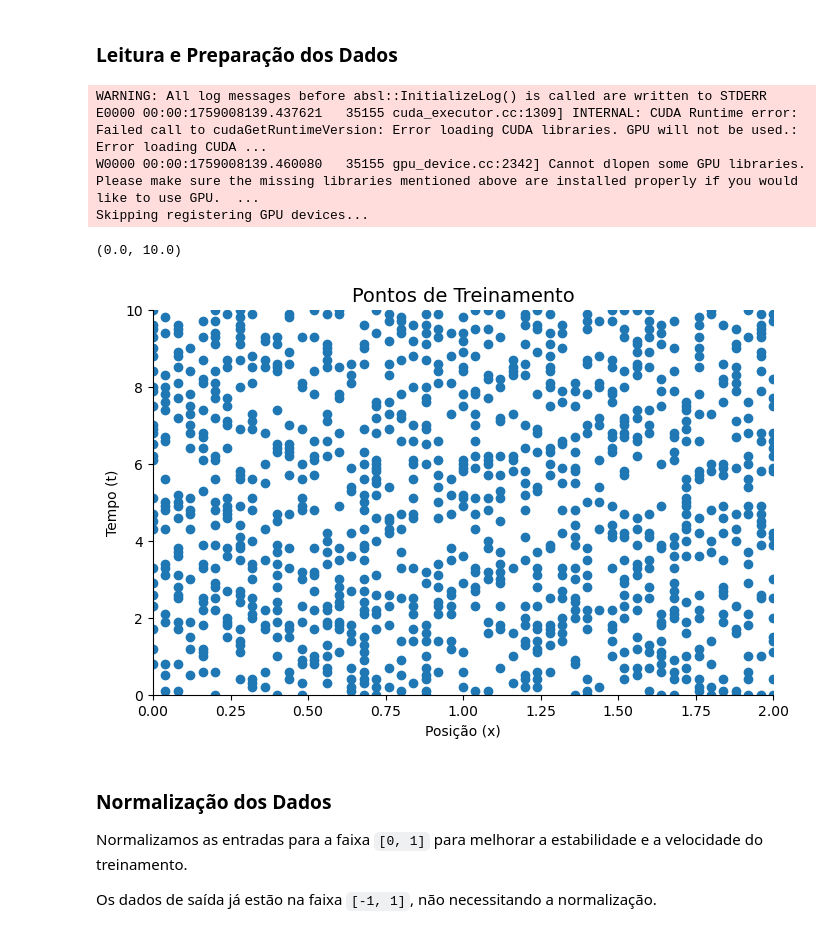
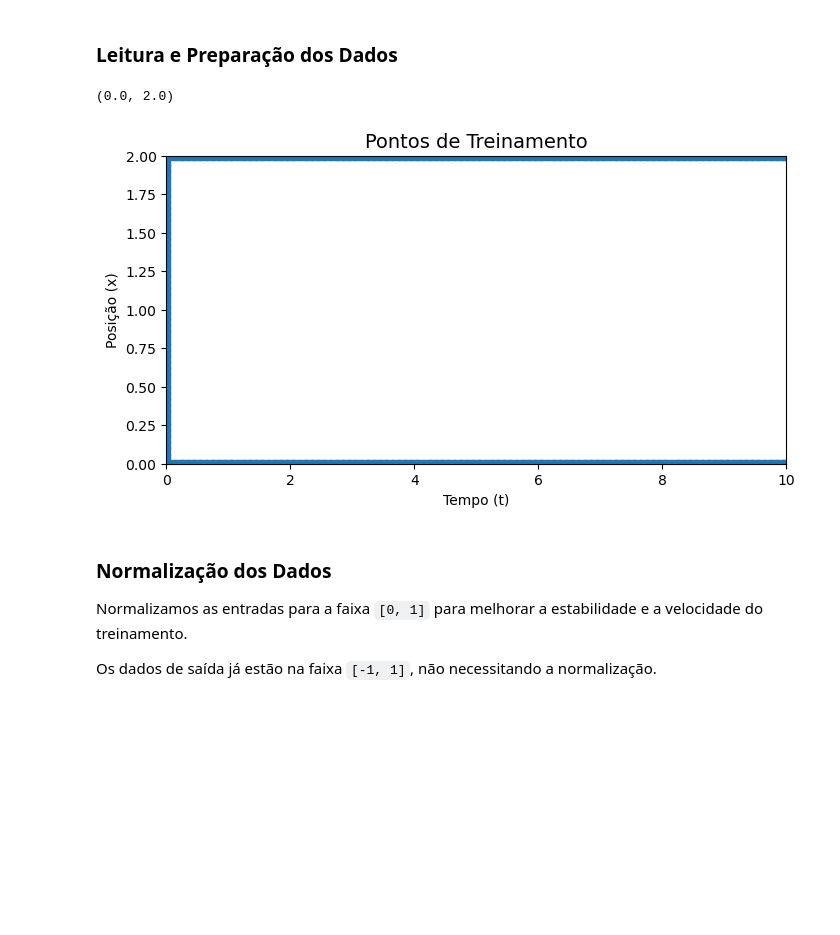
Before and after one commit to thiagoneye/master-sciml, a Jupyter notebook: 04-neural_solvers/notebooks/problem1.ipynb, the cells around one changed output. Drawn from its saved outputs; the diff is of its cells as text; code cells hidden in the pictures; blank space fills up the shorter version.

```diff
--- a/04-neural_solvers/notebooks/problem1.ipynb
+++ b/04-neural_solvers/notebooks/problem1.ipynb
@@ -61,44 +54,39 @@ To enable the following instructions: AVX2 AVX512F AVX512_VNNI FMA, in other ope
 # %%
 # Parâmetros do problema
 ALPHA = 0.05
 
 # Leitura dos dados
 df_full = pd.read_csv("../../00-scientific_computer/data/problem1.csv")
-df = df_full.sample(frac=0.2, random_state=42)
+df = df_full[
+    (df_full["position"] == 0) | (df_full["position"] == 2) | (df_full["time"] == 0)
+]
+# df = df.sample(frac=0.1, random_state=42)
 
 # Dados completos, entrada (x, t) e saída (T)
 X = df_full[["position", "time"]].values
 T = df_full[["temperature"]].values
 
 # Dados de treino
 X_train_raw = df[["position", "time"]].values
 T_train_raw = df[["temperature"]].values
 
 # Converte para tensores do TensorFlow
 X_train_tf = tf.convert_to_tensor(X_train_raw, dtype=tf.float32)
 T_train_tf = tf.convert_to_tensor(T_train_raw, dtype=tf.float32)
 
 # Plot
-fig, ax = plt.subplots(figsize=(8, 5))
+fig, ax = plt.subplots(figsize=(8, 4))
 
-ax.scatter(X_train_raw[:, 0], X_train_raw[:, 1])
+ax.scatter(X_train_raw[:, 1], X_train_raw[:, 0])
 
 ax.set_title("Pontos de Treinamento", fontsize=14)
-ax.set_xlabel("Posição (x)", fontsize=10)
-ax.set_ylabel("Tempo (t)", fontsize=10)
-
-ax.spines["top"].set_visible(False)
-ax.spines["right"].set_visible(False)
-
-ax.set_xlim([X[:, 0].min(), X[:, 0].max()])
-ax.set_ylim([X[:, 1].min(), X[:, 1].max()])
+ax.set_xlabel("Tempo (t)", fontsize=10)
+ax.set_ylabel("Posição (x)", fontsize=10)
+ax.set_xlim([X[:, 1].min(), X[:, 1].max()])
+ax.set_ylim([X[:, 0].min(), X[:, 0].max()])
 # %% [output]
-WARNING: All log messages before absl::InitializeLog() is called are written to STDERR
-E0000 00:00:1759008139.437621   35155 cuda_executor.cc:1309] INTERNAL: CUDA Runtime error: Failed call to cudaGetRuntimeVersion: Error loading CUDA libraries. GPU will not be used.: Error loading CUDA ...
-W0000 00:00:1759008139.460080   35155 gpu_device.cc:2342] Cannot dlopen some GPU libraries. Please make sure the missing libraries mentioned above are installed properly if you would like to use GPU.  ...
-Skipping registering GPU devices...
+(0.0, 2.0)
-(0.0, 10.0)
-[figure, old version]
+[figure, new version]
 # %% [markdown]
 ### Normalização dos Dados
 
```
Also changed, not shown: parts of 8 cells of this notebook.
